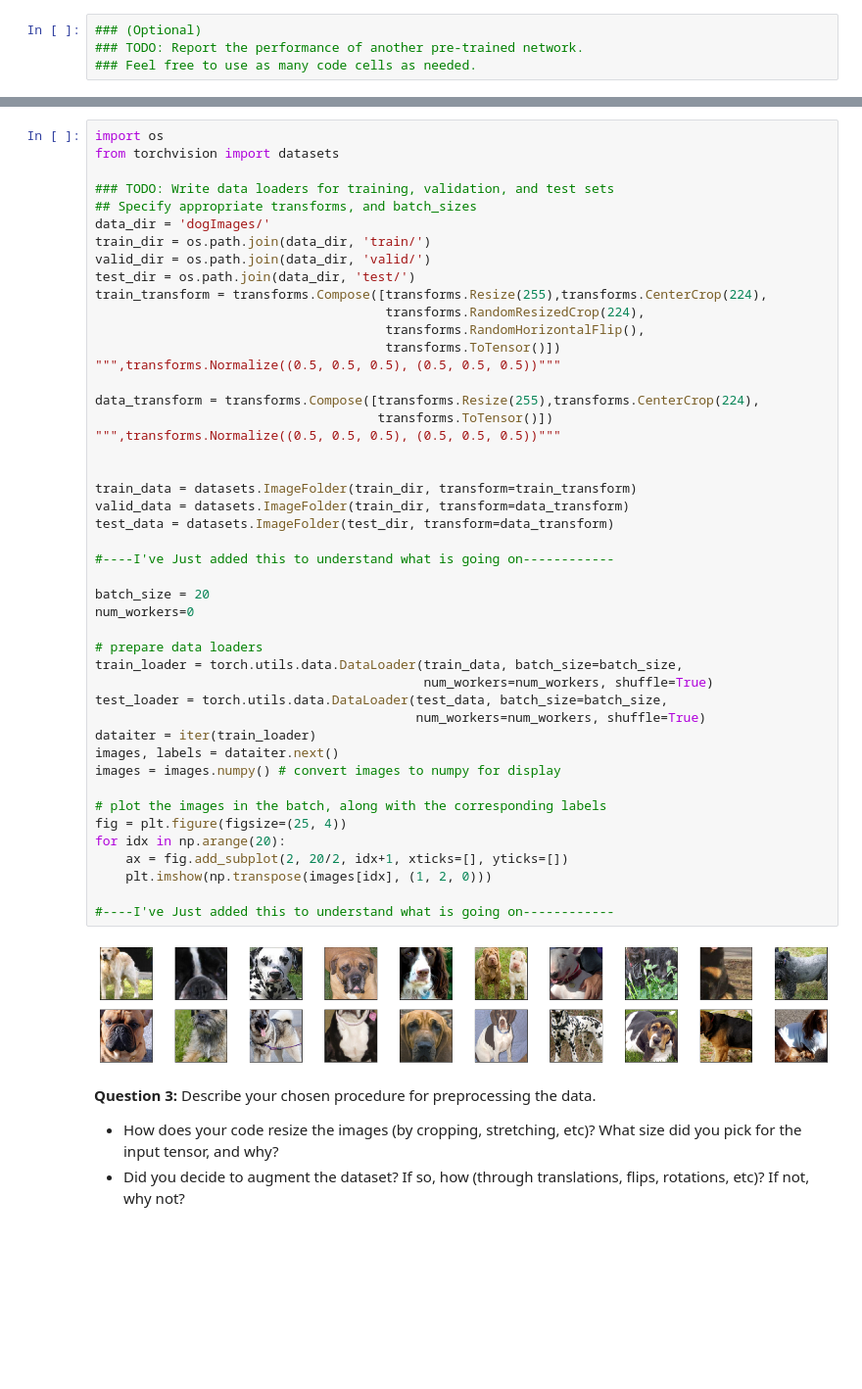
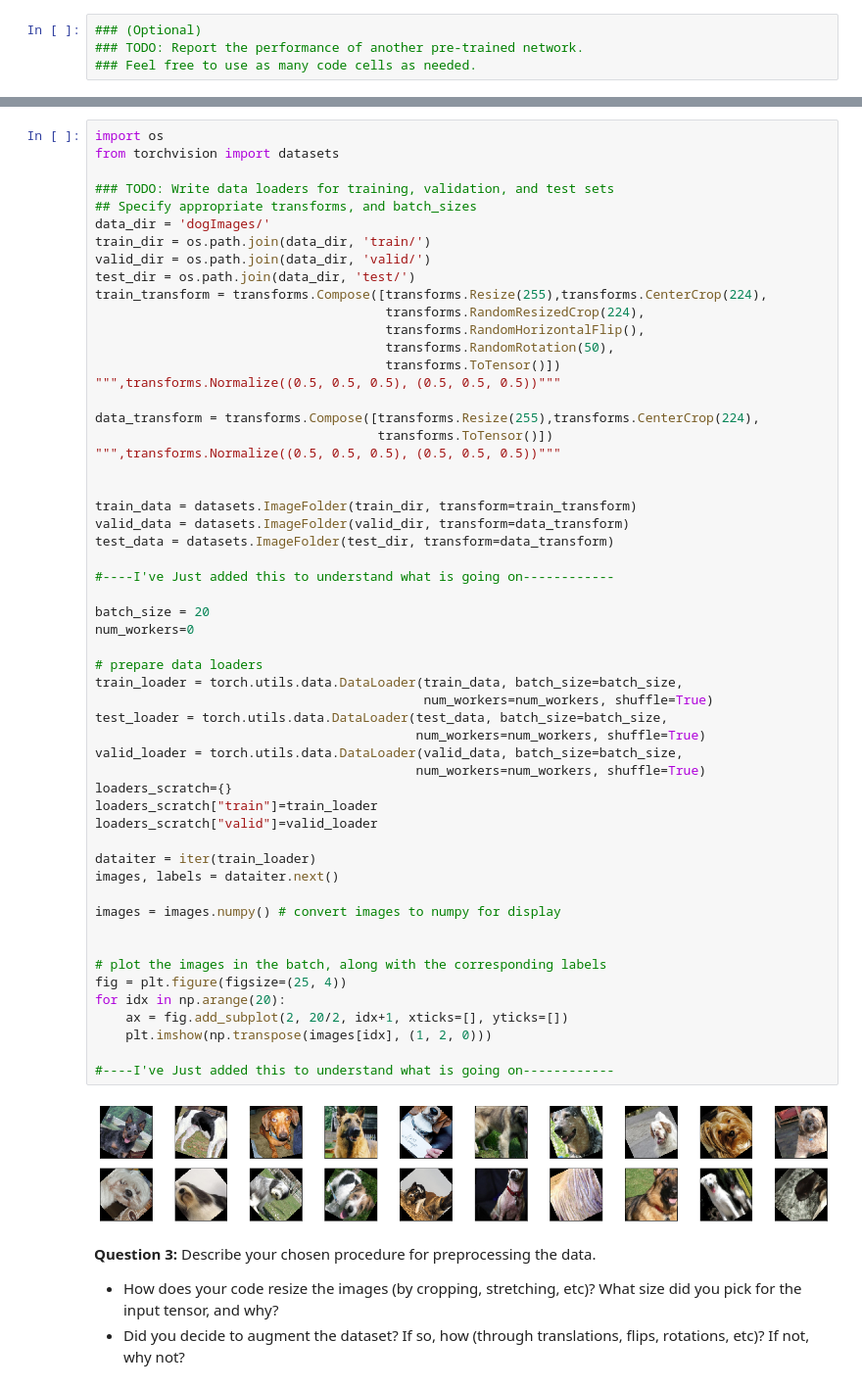
Before and after one commit to nikemr/deep-learning, a Jupyter notebook: 012_project-dog-classification/dog_app.ipynb, the cells around one changed output, grey strips where cells are left out. Shown at 98% size. Saved outputs shown, nothing was run; the diff lists cells and outputs as text; blank space fills up the shorter version.

Commit message:
Implementation model from scratch but not Done!

```diff
--- a/012_project-dog-classification/dog_app.ipynb
+++ b/012_project-dog-classification/dog_app.ipynb
@@ -371,41 +374,50 @@ test_dir = os.path.join(data_dir, 'test/')
 train_transform = transforms.Compose([transforms.Resize(255),transforms.CenterCrop(224),
                                       transforms.RandomResizedCrop(224),
                                       transforms.RandomHorizontalFlip(),
+                                      transforms.RandomRotation(50),
                                       transforms.ToTensor()])
 """,transforms.Normalize((0.5, 0.5, 0.5), (0.5, 0.5, 0.5))"""
 
 data_transform = transforms.Compose([transforms.Resize(255),transforms.CenterCrop(224),
                                      transforms.ToTensor()])
 """,transforms.Normalize((0.5, 0.5, 0.5), (0.5, 0.5, 0.5))"""
 
 
 train_data = datasets.ImageFolder(train_dir, transform=train_transform)
-valid_data = datasets.ImageFolder(train_dir, transform=data_transform)
+valid_data = datasets.ImageFolder(valid_dir, transform=data_transform)
 test_data = datasets.ImageFolder(test_dir, transform=data_transform)
 
 #----I've Just added this to understand what is going on------------
 
 batch_size = 20
 num_workers=0
 
 # prepare data loaders
 train_loader = torch.utils.data.DataLoader(train_data, batch_size=batch_size,
                                            num_workers=num_workers, shuffle=True)
 test_loader = torch.utils.data.DataLoader(test_data, batch_size=batch_size,
                                           num_workers=num_workers, shuffle=True)
+valid_loader = torch.utils.data.DataLoader(valid_data, batch_size=batch_size,
+                                          num_workers=num_workers, shuffle=True)
+loaders_scratch={}
+loaders_scratch["train"]=train_loader
+loaders_scratch["valid"]=valid_loader
+
 dataiter = iter(train_loader)
 images, labels = dataiter.next()
+
 images = images.numpy() # convert images to numpy for display
+
 
 # plot the images in the batch, along with the corresponding labels
 fig = plt.figure(figsize=(25, 4))
 for idx in np.arange(20):
     ax = fig.add_subplot(2, 20/2, idx+1, xticks=[], yticks=[])
     plt.imshow(np.transpose(images[idx], (1, 2, 0)))
 
 #----I've Just added this to understand what is going on------------
 # %% [output]
-[figure, old version]
+[figure, new version]
 # %% [markdown]
 **Question 3:** Describe your chosen procedure for preprocessing the data.
 - How does your code resize the images (by cropping, stretching, etc)?  What size did you pick for the input tensor, and why?
```
Also changed, not shown: parts of 7 cells of this notebook.
